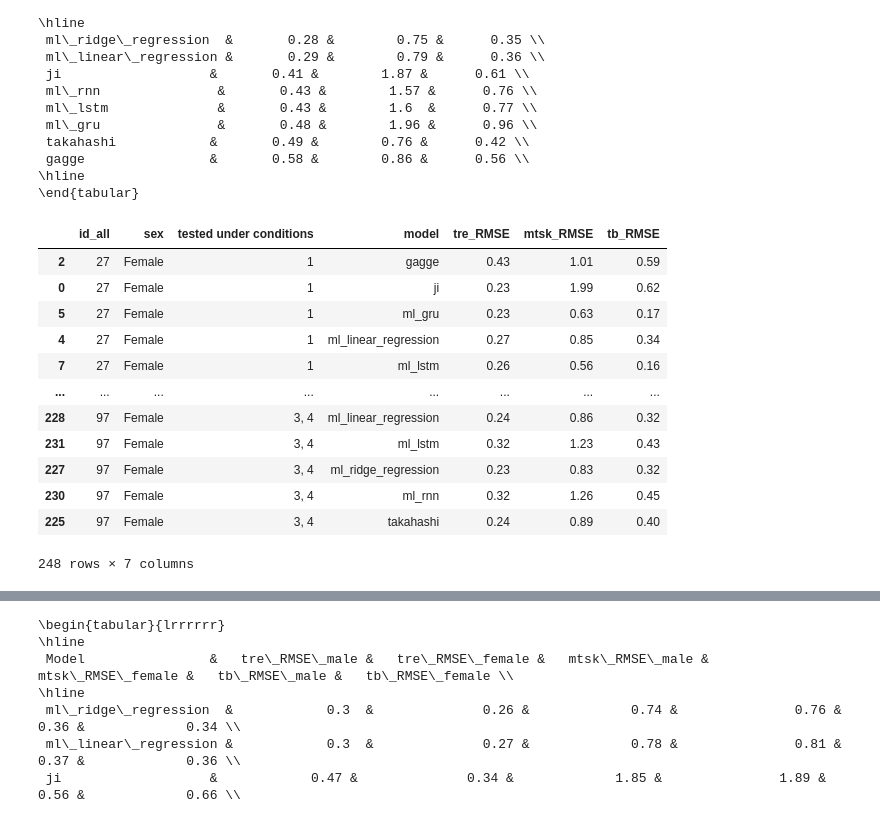
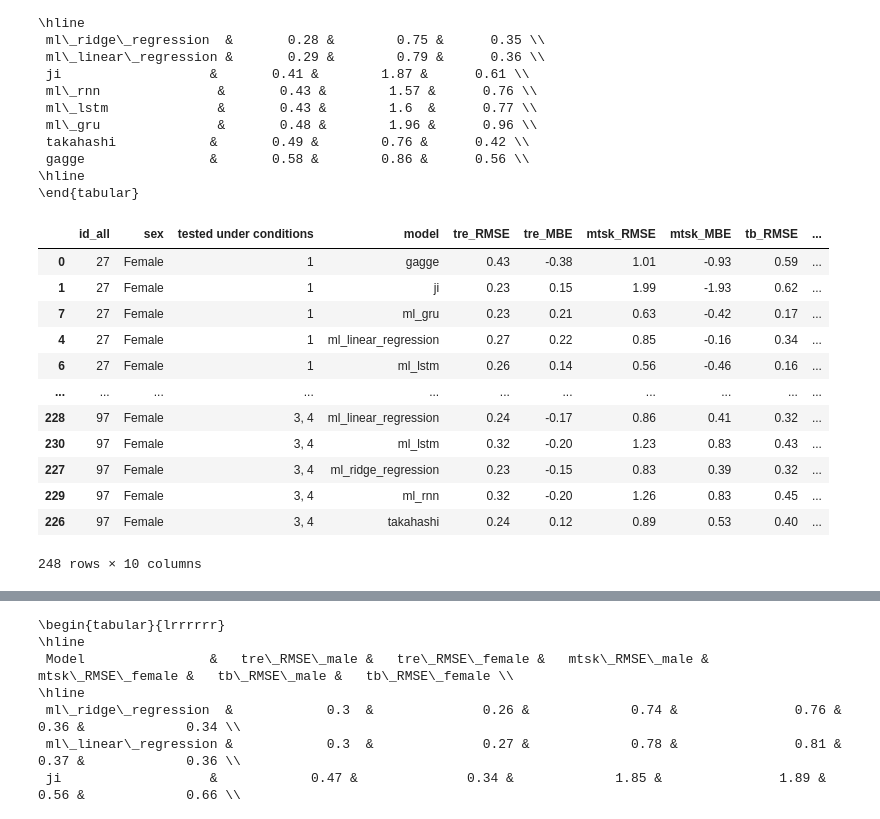
Before and after one commit to climate-ethos/core-temperature-modelling, a Jupyter notebook: results-analysis.ipynb, the cells around one changed output, grey strips where cells are left out. Drawn from its saved outputs; the diff is of its cells as text; code cells hidden in the pictures.

```diff
--- a/results-analysis.ipynb
+++ b/results-analysis.ipynb
@@ -171,16 +171,16 @@ def replace_heatwave_terms(text):
 
     return result
 
-def calculate_individual_rmse(merged_samples, models):
+def calculate_metrics(merged_samples, models):
     """
-    Calculate RMSE metrics for each individual across different studies.
+    Calculate RMSE and MBE metrics for each individual across different studies.
 
     Parameters:
     merged_samples (pd.DataFrame): DataFrame containing all samples
     models (list): List of model names
 
     Returns:
-    pd.DataFrame: DataFrame with individual RMSE metrics
+    pd.DataFrame: DataFrame with individual RMSE and MBE metrics
     """
     # Create a copy of the input DataFrame to avoid modifying the original
     df = merged_samples.copy()
@@ -214,7 +214,7 @@ def calculate_individual_rmse(merged_samples, models):
                 # Calculate predicted body temperature for all rows at once
                 tb_predicted = 0.64 * df.loc[mask, tre_col] + 0.36 * df.loc[mask, mtsk_col]
 
-                # Calculate RMSE for each metric using .loc
+                # Calculate RMSE for each metric
                 tre_rmse = round(np.sqrt(mean_squared_error(
                     df.loc[mask, tre_col],
                     df.loc[mask, 'tre_int']
@@ -225,54 +225,65 @@ def calculate_individual_rmse(merged_samples, models):
                     df.loc[mask, 'mtsk_int']
                 )), 2)
 
                 tb_rmse = round(np.sqrt(mean_squared_error(
                     tb_predicted,
                     df.loc[mask, 'tb']
                 )), 2)
 
+                # Calculate MBE for each metric
+                tre_mbe = round(np.mean(
+                    df.loc[mask, tre_col] - df.loc[mask, 'tre_int']
+                ), 2)
+
+                mtsk_mbe = round(np.mean(
+                    df.loc[mask, mtsk_col] - df.loc[mask, 'mtsk_int']
+                ), 2)
+
+                tb_mbe = round(np.mean(
+                    tb_predicted - df.loc[mask, 'tb']
+                ), 2)
+
                 # Append results
                 individual_results.append({
                     'id_all': id_num,
                     'sex': sex_str,
                     'tested under conditions': studies_str,
                     'model': model,
                     'tre_RMSE': tre_rmse,
+                    'tre_MBE': tre_mbe,
                     'mtsk_RMSE': mtsk_rmse,
-                    'tb_RMSE': tb_rmse
+                    'mtsk_MBE': mtsk_mbe,
+                    'tb_RMSE': tb_rmse,
+                    'tb_MBE': tb_mbe
                 })
             else:
                 print(f"Columns for model {model} not found in the merged data.")
 
     # Convert results to DataFrame
     results_df = pd.DataFrame(individual_results)
 
     # Sort by ID and model
     results_df = results_df.sort_values(['id_all', 'model'])
 
     return results_df
 
-
 merged_samples = pd.concat(samples, ignore_index=True)
-individual_rmse = calculate_individual_rmse(merged_samples, models)
-individual_rmse
-
-# from tabulate import tabulate
-# latex_table = tabulate(individual_rmse, tablefmt="latex", headers="keys", showindex=False)
-# print(latex_table)
+individual_metrics = calculate_metrics(merged_samples, models)
+individual_metrics
 # %% [output]
-|  | id_all | sex | tested under conditions | model | tre_RMSE | mtsk_RMSE | tb_RMSE |
-| 2 | 27 | Female | 1 | gagge | 0.43 | 1.01 | 0.59 |
-| 0 | 27 | Female | 1 | ji | 0.23 | 1.99 | 0.62 |
-| 5 | 27 | Female | 1 | ml_gru | 0.23 | 0.63 | 0.17 |
-| 4 | 27 | Female | 1 | ml_linear_regression | 0.27 | 0.85 | 0.34 |
-| 7 | 27 | Female | 1 | ml_lstm | 0.26 | 0.56 | 0.16 |
-| ... | ... | ... | ... | ... | ... | ... | ... |
-| 228 | 97 | Female | 3, 4 | ml_linear_regression | 0.24 | 0.86 | 0.32 |
-| 231 | 97 | Female | 3, 4 | ml_lstm | 0.32 | 1.23 | 0.43 |
-| 227 | 97 | Female | 3, 4 | ml_ridge_regression | 0.23 | 0.83 | 0.32 |
-| 230 | 97 | Female | 3, 4 | ml_rnn | 0.32 | 1.26 | 0.45 |
-| 225 | 97 | Female | 3, 4 | takahashi | 0.24 | 0.89 | 0.40 |
+|  | id_all | sex | tested under conditions | model | tre_RMSE | tre_MBE | mtsk_RMSE | mtsk_MBE | tb_RMSE | ... |
+| 0 | 27 | Female | 1 | gagge | 0.43 | -0.38 | 1.01 | -0.93 | 0.59 | ... |
+| 1 | 27 | Female | 1 | ji | 0.23 | 0.15 | 1.99 | -1.93 | 0.62 | ... |
+| 7 | 27 | Female | 1 | ml_gru | 0.23 | 0.21 | 0.63 | -0.42 | 0.17 | ... |
+| 4 | 27 | Female | 1 | ml_linear_regression | 0.27 | 0.22 | 0.85 | -0.16 | 0.34 | ... |
+| 6 | 27 | Female | 1 | ml_lstm | 0.26 | 0.14 | 0.56 | -0.46 | 0.16 | ... |
+| ... | ... | ... | ... | ... | ... | ... | ... | ... | ... | ... |
+| 228 | 97 | Female | 3, 4 | ml_linear_regression | 0.24 | -0.17 | 0.86 | 0.41 | 0.32 | ... |
+| 230 | 97 | Female | 3, 4 | ml_lstm | 0.32 | -0.20 | 1.23 | 0.83 | 0.43 | ... |
+| 227 | 97 | Female | 3, 4 | ml_ridge_regression | 0.23 | -0.15 | 0.83 | 0.39 | 0.32 | ... |
+| 229 | 97 | Female | 3, 4 | ml_rnn | 0.32 | -0.20 | 1.26 | 0.83 | 0.45 | ... |
+| 226 | 97 | Female | 3, 4 | takahashi | 0.24 | 0.12 | 0.89 | 0.53 | 0.40 | ... |
-248 rows × 7 columns
+248 rows × 10 columns
 # %%
 def create_model_tables(individual_rmse):
     """
```
Also changed, not shown: parts of 2 cells of this notebook.
